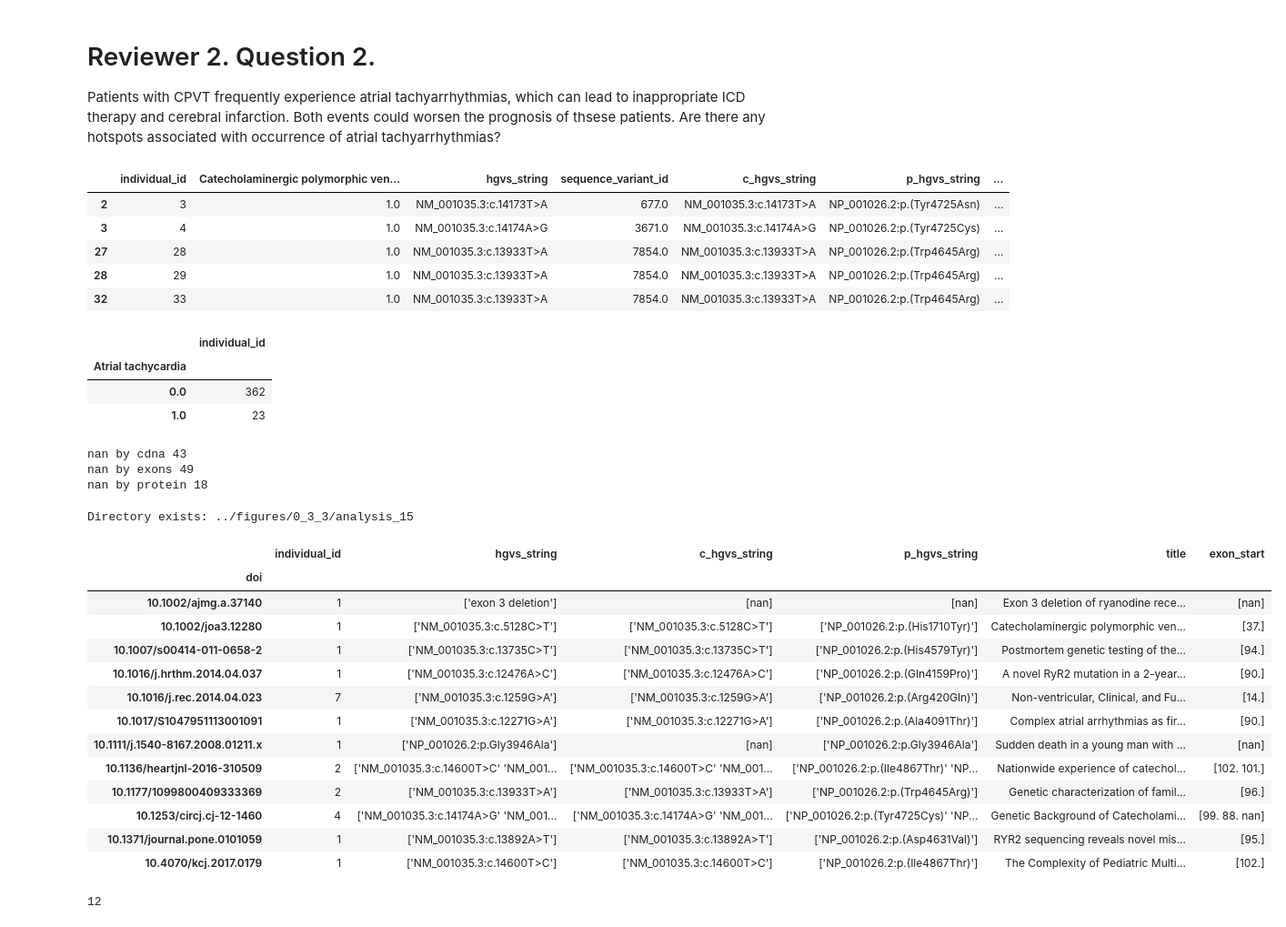
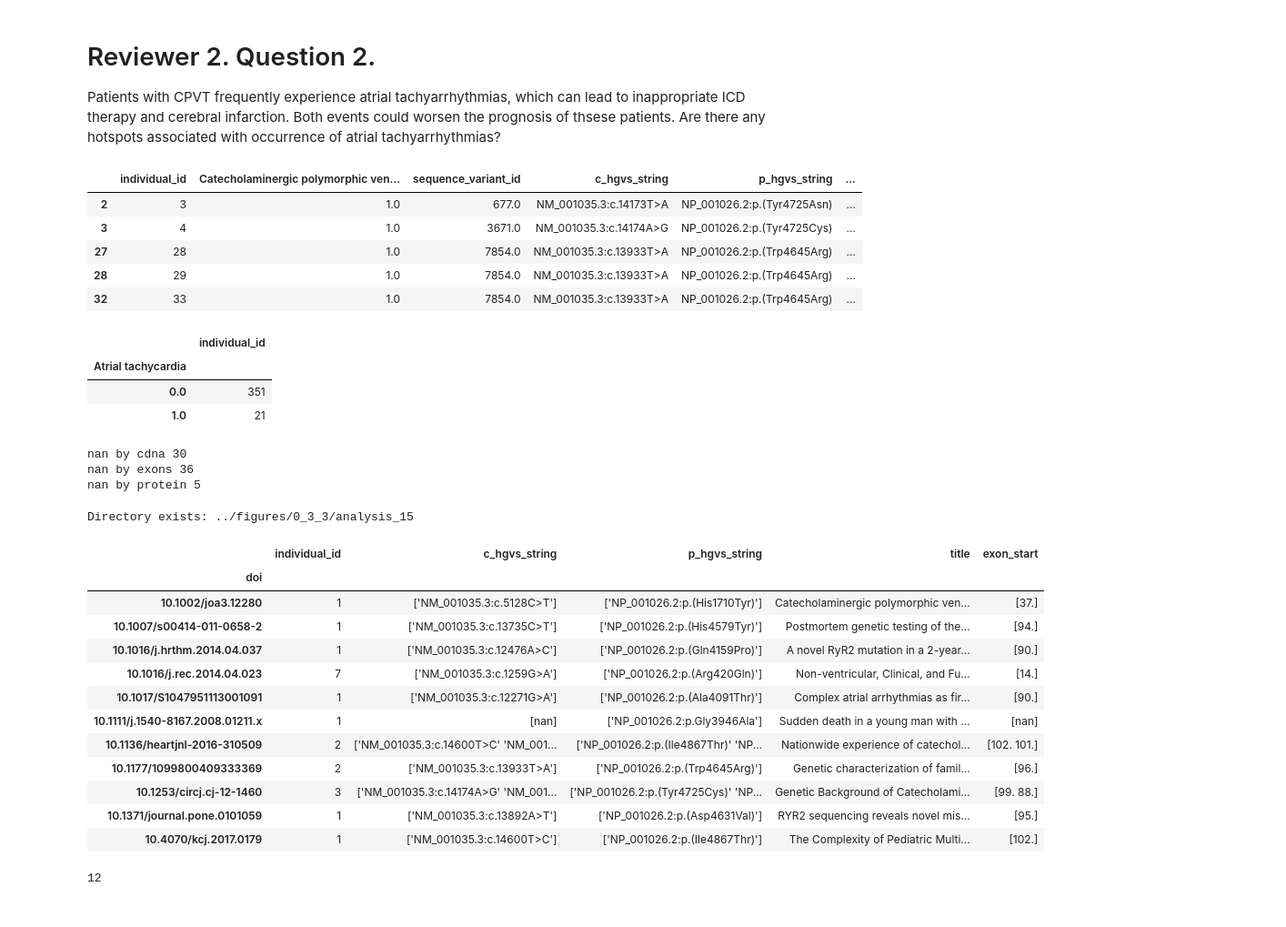
Before and after one commit to alexdaiii/cpvt_database_analysis, a Jupyter notebook: analysis/15_atrial_tachycardia.ipynb, the cells around one changed output. Shown at 91% size. Drawn from its saved outputs; the diff is of its cells as text; code cells hidden in the pictures.

```diff
--- a/analysis/15_atrial_tachycardia.ipynb
+++ b/analysis/15_atrial_tachycardia.ipynb
@@ -20,7 +20,7 @@ data_all = pd.read_excel(
 columns = [
     "individual_id",
     "Catecholaminergic polymorphic ventricular tachycardia 1",
-    "hgvs_string",
+    # "hgvs_string",
     "sequence_variant_id",
     "c_hgvs_string",
     "p_hgvs_string",
@@ -37,15 +37,16 @@ data = data_all[columns].copy()
 data = data[
     data["Catecholaminergic polymorphic ventricular tachycardia 1"] == 1
     ]
-data = data[data["Atrial tachycardia"].notna()]
+data = data[
+    data["Atrial tachycardia"].notna() & data["sequence_variant_id"].notna()]
 data.head()
 # %% [output]
-|  | individual_id | Catecholaminergic polymorphic ven... | hgvs_string | sequence_variant_id | c_hgvs_string | p_hgvs_string | ... |
-| 2 | 3 | 1.0 | NM_001035.3:c.14173T>A | 677.0 | NM_001035.3:c.14173T>A | NP_001026.2:p.(Tyr4725Asn) | ... |
-| 3 | 4 | 1.0 | NM_001035.3:c.14174A>G | 3671.0 | NM_001035.3:c.14174A>G | NP_001026.2:p.(Tyr4725Cys) | ... |
-| 27 | 28 | 1.0 | NM_001035.3:c.13933T>A | 7854.0 | NM_001035.3:c.13933T>A | NP_001026.2:p.(Trp4645Arg) | ... |
-| 28 | 29 | 1.0 | NM_001035.3:c.13933T>A | 7854.0 | NM_001035.3:c.13933T>A | NP_001026.2:p.(Trp4645Arg) | ... |
-| 32 | 33 | 1.0 | NM_001035.3:c.13933T>A | 7854.0 | NM_001035.3:c.13933T>A | NP_001026.2:p.(Trp4645Arg) | ... |
+|  | individual_id | Catecholaminergic polymorphic ven... | sequence_variant_id | c_hgvs_string | p_hgvs_string | ... |
+| 2 | 3 | 1.0 | 677.0 | NM_001035.3:c.14173T>A | NP_001026.2:p.(Tyr4725Asn) | ... |
+| 3 | 4 | 1.0 | 3671.0 | NM_001035.3:c.14174A>G | NP_001026.2:p.(Tyr4725Cys) | ... |
+| 27 | 28 | 1.0 | 7854.0 | NM_001035.3:c.13933T>A | NP_001026.2:p.(Trp4645Arg) | ... |
+| 28 | 29 | 1.0 | 7854.0 | NM_001035.3:c.13933T>A | NP_001026.2:p.(Trp4645Arg) | ... |
+| 32 | 33 | 1.0 | 7854.0 | NM_001035.3:c.13933T>A | NP_001026.2:p.(Trp4645Arg) | ... |
 # %%
 num_patients_cpvt_at = data.drop_duplicates("individual_id").groupby(
     "Atrial tachycardia"
@@ -57,17 +58,17 @@ num_patients_cpvt_at
 # %% [output]
 |  | individual_id |
 | Atrial tachycardia |  |
-| 0.0 | 362 |
-| 1.0 | 23 |
+| 0.0 | 351 |
+| 1.0 | 21 |
 # %%
 # print how many has nan hgvs strings
 print("nan by cdna", data["c_hgvs_string"].isna().sum())
 print("nan by exons", data["exon_start"].isna().sum())
 print("nan by protein", data["p_hgvs_string"].isna().sum())
 # %% [output]
-nan by cdna 43
-nan by exons 49
-nan by protein 18
+nan by cdna 30
+nan by exons 36
+nan by protein 5
 # %%
 import os
 
@@ -88,35 +89,34 @@ data_at_patients = data[
 # %%
 data_at_patients[[
     "individual_id",
-    "hgvs_string",
+    # "hgvs_string",
     "c_hgvs_string",
     "p_hgvs_string",
     "title",
     "exon_start",
     "doi",
 ]].groupby("doi").agg({
     "individual_id": "count",
-    "hgvs_string": lambda x: str(x.unique()),
+    # "hgvs_string": lambda x: str(x.unique()),
     "c_hgvs_string": lambda x: str(x.unique()),
     "p_hgvs_string": lambda x: str(x.unique()),
     "title": "first",
     "exon_start": lambda x: str(x.unique())
 })
 # %% [output]
-|  | individual_id | hgvs_string | c_hgvs_string | p_hgvs_string | title | exon_start |
-| doi |  |  |  |  |  |  |
-| 10.1002/ajmg.a.37140 | 1 | ['exon 3 deletion'] | [nan] | [nan] | Exon 3 deletion of ryanodine rece... | [nan] |
-| 10.1002/joa3.12280 | 1 | ['NM_001035.3:c.5128C>T'] | ['NM_001035.3:c.5128C>T'] | ['NP_001026.2:p.(His1710Tyr)'] | Catecholaminergic polymorphic ven... | [37.] |
-| 10.1007/s00414-011-0658-2 | 1 | ['NM_001035.3:c.13735C>T'] | ['NM_001035.3:c.13735C>T'] | ['NP_001026.2:p.(His4579Tyr)'] | Postmortem genetic testing of the... | [94.] |
-| 10.1016/j.hrthm.2014.04.037 | 1 | ['NM_001035.3:c.12476A>C'] | ['NM_001035.3:c.12476A>C'] | ['NP_001026.2:p.(Gln4159Pro)'] | A novel RyR2 mutation in a 2-year... | [90.] |
-| 10.1016/j.rec.2014.04.023 | 7 | ['NM_001035.3:c.1259G>A'] | ['NM_001035.3:c.1259G>A'] | ['NP_001026.2:p.(Arg420Gln)'] | Non-ventricular, Clinical, and Fu... | [14.] |
-| 10.1017/S1047951113001091 | 1 | ['NM_001035.3:c.12271G>A'] | ['NM_001035.3:c.12271G>A'] | ['NP_001026.2:p.(Ala4091Thr)'] | Complex atrial arrhythmias as fir... | [90.] |
-| 10.1111/j.1540-8167.2008.01211.x | 1 | ['NP_001026.2:p.Gly3946Ala'] | [nan] | ['NP_001026.2:p.Gly3946Ala'] | Sudden death in a young man with ... | [nan] |
-| 10.1136/heartjnl-2016-310509 | 2 | ['NM_001035.3:c.14600T>C' 'NM_001... | ['NM_001035.3:c.14600T>C' 'NM_001... | ['NP_001026.2:p.(Ile4867Thr)' 'NP... | Nationwide experience of catechol... | [102. 101.] |
-| 10.1177/1099800409333369 | 2 | ['NM_001035.3:c.13933T>A'] | ['NM_001035.3:c.13933T>A'] | ['NP_001026.2:p.(Trp4645Arg)'] | Genetic characterization of famil... | [96.] |
-| 10.1253/circj.cj-12-1460 | 4 | ['NM_001035.3:c.14174A>G' 'NM_001... | ['NM_001035.3:c.14174A>G' 'NM_001... | ['NP_001026.2:p.(Tyr4725Cys)' 'NP... | Genetic Background of Catecholami... | [99. 88. nan] |
-| 10.1371/journal.pone.0101059 | 1 | ['NM_001035.3:c.13892A>T'] | ['NM_001035.3:c.13892A>T'] | ['NP_001026.2:p.(Asp4631Val)'] | RYR2 sequencing reveals novel mis... | [95.] |
-| 10.4070/kcj.2017.0179 | 1 | ['NM_001035.3:c.14600T>C'] | ['NM_001035.3:c.14600T>C'] | ['NP_001026.2:p.(Ile4867Thr)'] | The Complexity of Pediatric Multi... | [102.] |
+|  | individual_id | c_hgvs_string | p_hgvs_string | title | exon_start |
+| doi |  |  |  |  |  |
+| 10.1002/joa3.12280 | 1 | ['NM_001035.3:c.5128C>T'] | ['NP_001026.2:p.(His1710Tyr)'] | Catecholaminergic polymorphic ven... | [37.] |
+| 10.1007/s00414-011-0658-2 | 1 | ['NM_001035.3:c.13735C>T'] | ['NP_001026.2:p.(His4579Tyr)'] | Postmortem genetic testing of the... | [94.] |
+| 10.1016/j.hrthm.2014.04.037 | 1 | ['NM_001035.3:c.12476A>C'] | ['NP_001026.2:p.(Gln4159Pro)'] | A novel RyR2 mutation in a 2-year... | [90.] |
+| 10.1016/j.rec.2014.04.023 | 7 | ['NM_001035.3:c.1259G>A'] | ['NP_001026.2:p.(Arg420Gln)'] | Non-ventricular, Clinical, and Fu... | [14.] |
+| 10.1017/S1047951113001091 | 1 | ['NM_001035.3:c.12271G>A'] | ['NP_001026.2:p.(Ala4091Thr)'] | Complex atrial arrhythmias as fir... | [90.] |
+| 10.1111/j.1540-8167.2008.01211.x | 1 | [nan] | ['NP_001026.2:p.Gly3946Ala'] | Sudden death in a young man with ... | [nan] |
+| 10.1136/heartjnl-2016-310509 | 2 | ['NM_001035.3:c.14600T>C' 'NM_001... | ['NP_001026.2:p.(Ile4867Thr)' 'NP... | Nationwide experience of catechol... | [102. 101.] |
+| 10.1177/1099800409333369 | 2 | ['NM_001035.3:c.13933T>A'] | ['NP_001026.2:p.(Trp4645Arg)'] | Genetic characterization of famil... | [96.] |
+| 10.1253/circj.cj-12-1460 | 3 | ['NM_001035.3:c.14174A>G' 'NM_001... | ['NP_001026.2:p.(Tyr4725Cys)' 'NP... | Genetic Background of Catecholami... | [99. 88.] |
+| 10.1371/journal.pone.0101059 | 1 | ['NM_001035.3:c.13892A>T'] | ['NP_001026.2:p.(Asp4631Val)'] | RYR2 sequencing reveals novel mis... | [95.] |
+| 10.4070/kcj.2017.0179 | 1 | ['NM_001035.3:c.14600T>C'] | ['NP_001026.2:p.(Ile4867Thr)'] | The Complexity of Pediatric Multi... | [102.] |
 # %%
 exon_mappable = data_at_patients["c_hgvs_string"].nunique()
 exon_mappable
```
Also changed, not shown: parts of 17 cells of this notebook, 13 other files.
